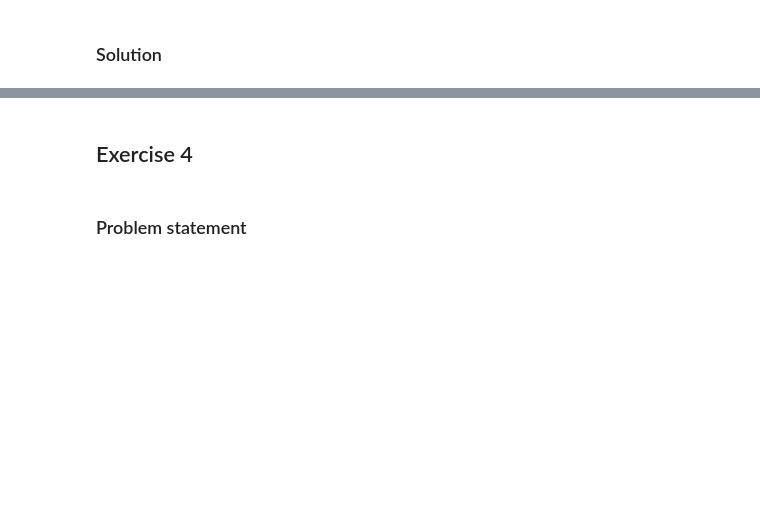
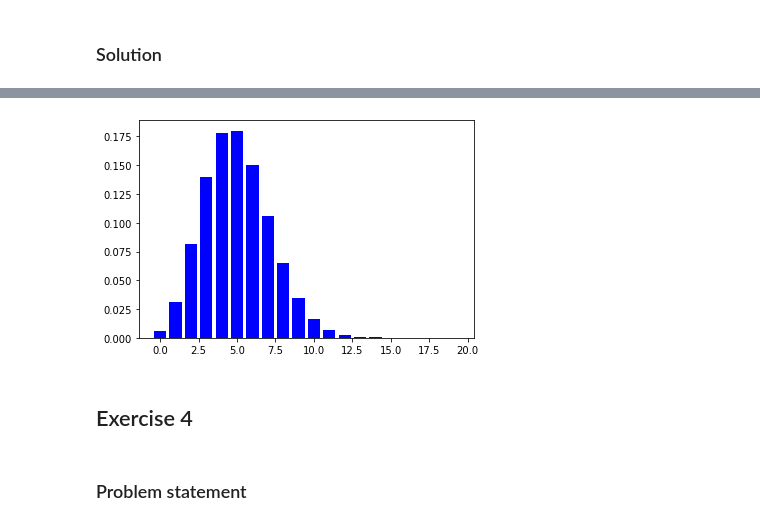
Before and after one commit to davidezanella/spe-assignments, a Jupyter notebook: Homework 2/delivery/report.ipynb, the cells around one changed output, grey strips where cells are left out. Cells and saved outputs as stored; diff of their text form; code cells hidden in the pictures; blank space fills up the shorter version.

```diff
--- a/Homework 2/delivery/report.ipynb
+++ b/Homework 2/delivery/report.ipynb
@@ -374,0 +388,6 @@ The binomial distribution describes the statistics of the number of successful e
+# %%
+def get_theoretical_binomial(N = 100, p = 0.05, R = 20):
+    d = {}
+    for i in range(20):
+        d[i] = p**i * (1-p)**(N-i) * (math.factorial(N) / (math.factorial(i) * math.factorial(N-i)))
+    return d
@@ -374,0 +415,6 @@ The binomial distribution describes the statistics of the number of successful e
+# %%
+theoretical_binomial = get_theoretical_binomial()
+plt.bar(theoretical_binomial.keys(), theoretical_binomial.values(), color='b')
+plt.show()
+# %% [output]
+[figure, added]
```
Also changed, not shown: parts of 7 cells of this notebook.
